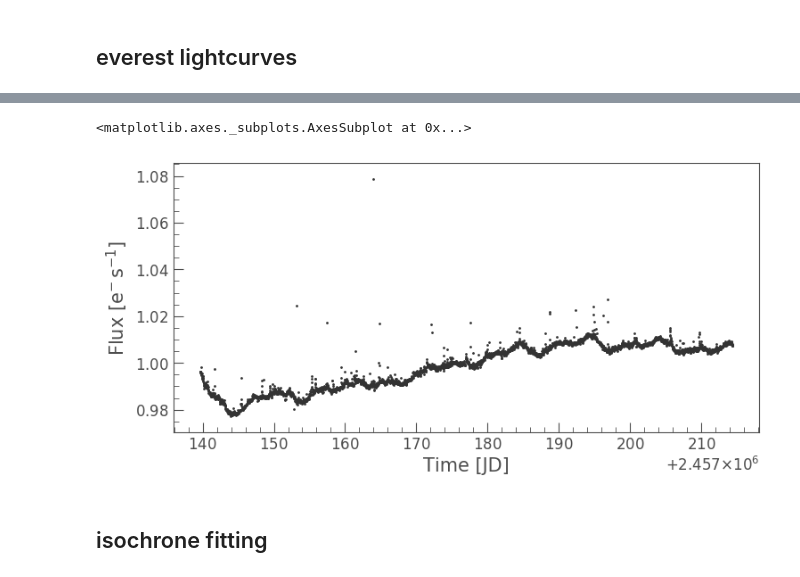
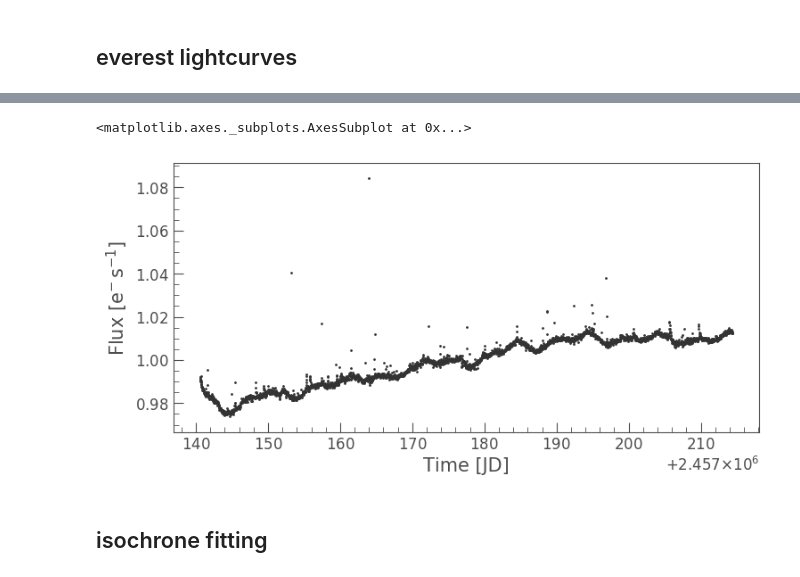
Before and after one commit to jpdeleon/chronos, a Jupyter notebook: notebooks/examples.ipynb, the cells around one changed output, grey strips where cells are left out. Cells and saved outputs as stored; diff of their text form; code cells hidden in the pictures.

```diff
--- a/notebooks/examples.ipynb
+++ b/notebooks/examples.ipynb
@@ -656,9 +640,9 @@ Created TAP+ (v1.2.1) - Connection:
 # %%
-eve = cr.Everest(epicid=211314705, campaign=5, verbose=False)
-eve.lc.scatter()
+k2sff = cr.K2SFF(epicid=211314705, campaign=5, verbose=False)
+k2sff.lc.scatter()
 # %% [output]
 <matplotlib.axes._subplots.AxesSubplot at 0x...>
-[figure, old version]
+[figure, new version]
 # %% [markdown]
 ## isochrone fitting
 # %% [raw]
```
Also changed, not shown: parts of 29 cells of this notebook, 8 other files.
